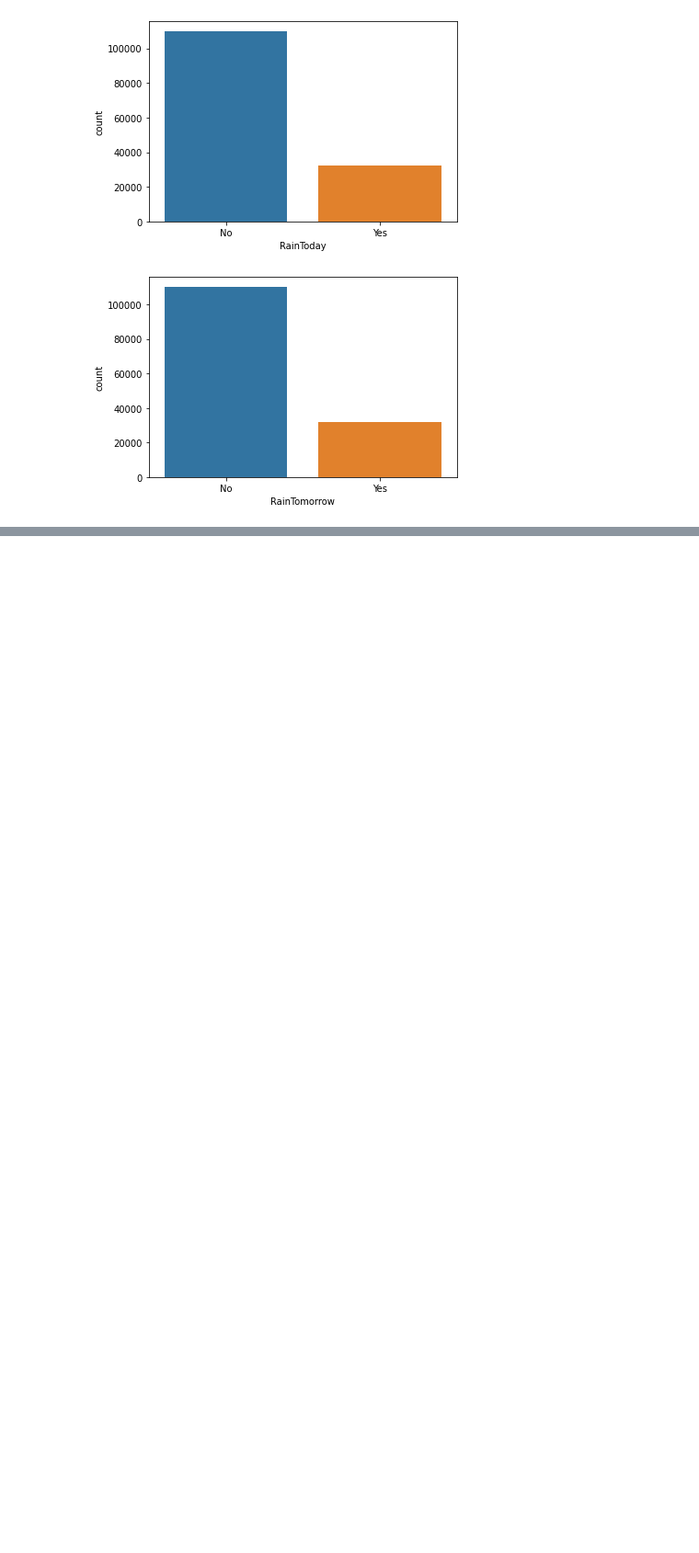
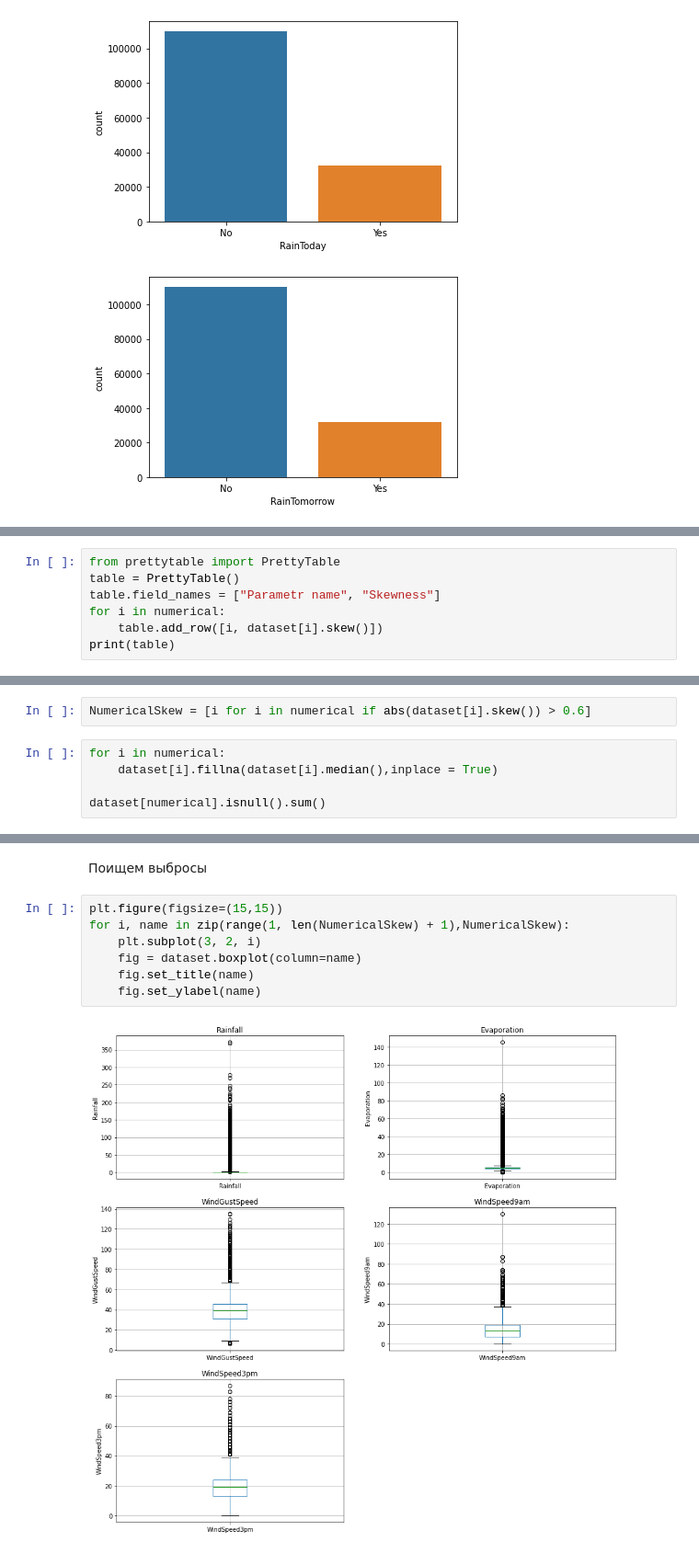
Before and after one commit to iDneprov/university, a Jupyter notebook: AI/lab1/WillItRainTomorrow.ipynb, the cells around one changed output, grey strips where cells are left out. Shown: that part at 92% size. Saved outputs shown, nothing was run; the diff lists cells and outputs as text; blank space fills up the shorter version.

```diff
--- a/AI/lab1/WillItRainTomorrow.ipynb
+++ b/AI/lab1/WillItRainTomorrow.ipynb
@@ -211,0 +249,7 @@ for i in categorical:
+# %%
+from prettytable import PrettyTable
+table = PrettyTable()
+table.field_names = ["Parametr name", "Skewness"]
+for i in numerical:
+    table.add_row([i, dataset[i].skew()])
+print(table)
@@ -211,0 +279,7 @@ for i in categorical:
+# %%
+NumericalSkew = [i for i in numerical if abs(dataset[i].skew()) > 0.6]
+# %%
+for i in numerical:
+    dataset[i].fillna(dataset[i].median(),inplace = True)
+
+dataset[numerical].isnull().sum()
@@ -211,0 +326,11 @@ for i in categorical:
+# %% [markdown]
+Поищем выбросы
+# %%
+plt.figure(figsize=(15,15))
+for i, name in zip(range(1, len(NumericalSkew) + 1),NumericalSkew):
+    plt.subplot(3, 2, i)
+    fig = dataset.boxplot(column=name)
+    fig.set_title(name)
+    fig.set_ylabel(name)
+# %% [output]
+[figure, added]
```
Also changed, not shown: parts of 27 cells of this notebook.
